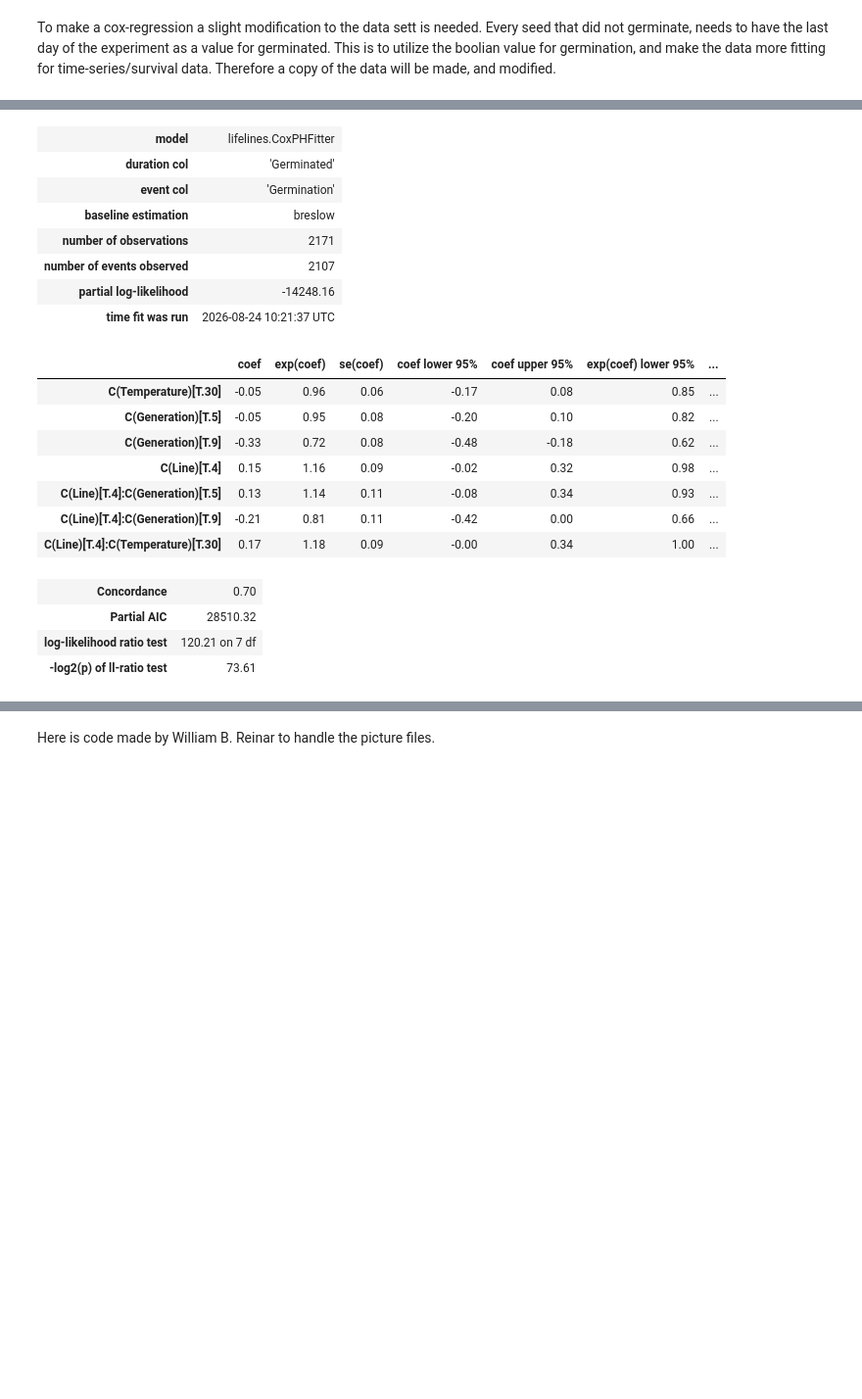
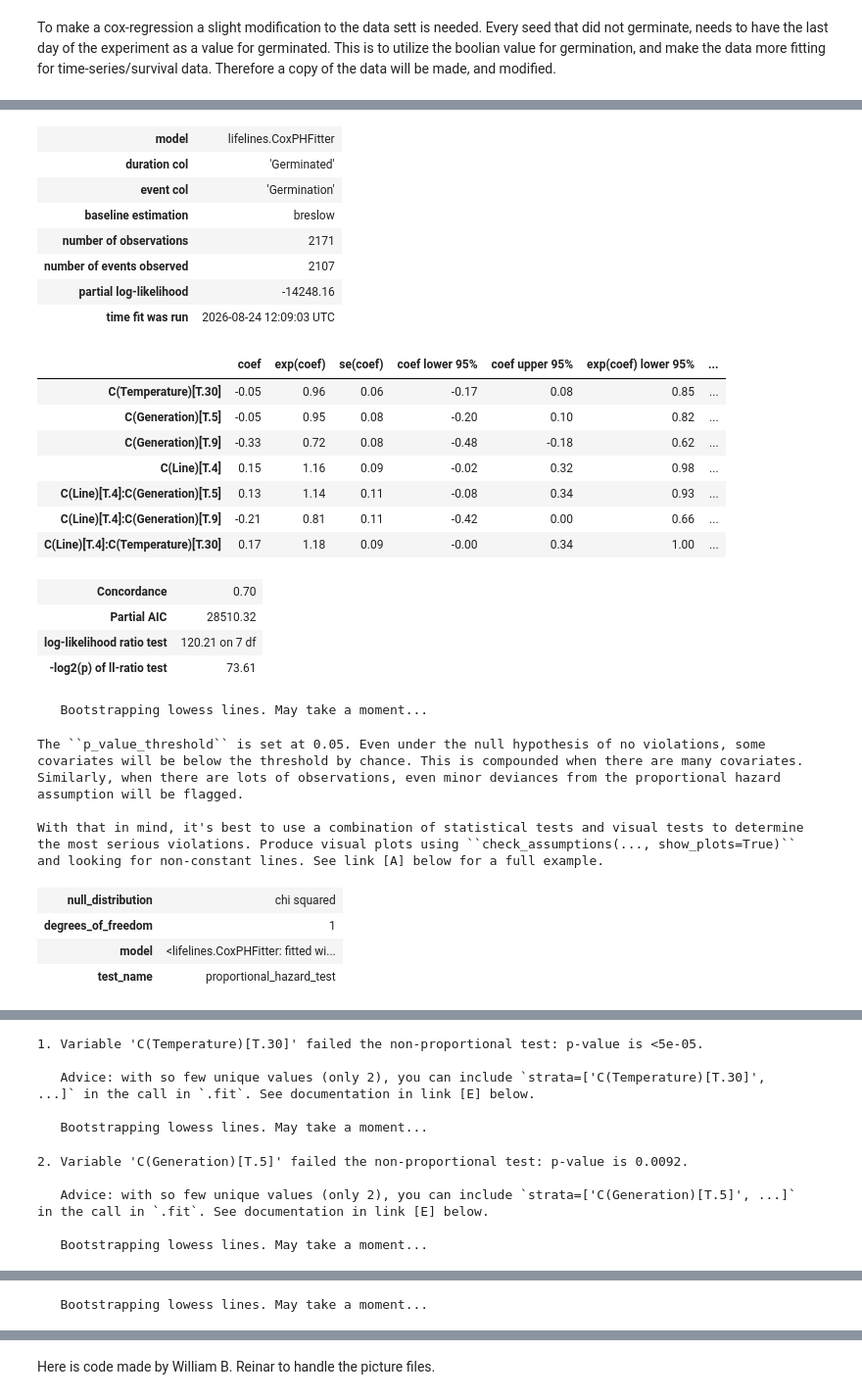
Before and after one commit to JoakimHaraldsvik/Germination, a Jupyter notebook: Germination_2025.ipynb, the cells around one changed output, grey strips where cells are left out. Shown at 98% size. Saved outputs shown, nothing was run; the diff lists cells and outputs as text; code cells hidden in the pictures; blank space fills up the shorter version.

Commit message:
Tested if the Cox-regression model fit. Proposed a AFT model to se if it can fit the data better than the Cox-regression model.

```diff
--- a/Germination_2025.ipynb
+++ b/Germination_2025.ipynb
@@ -379,26 +379,29 @@ cph.print_summary()
 # %%
 #Make a new data set that omits L0G0 to eliminate the error of coliniarity caused by non existent combinations of
     #lines and generations
 Germination_omit_L0G0 = Germination_whole_data[(Germination_whole_data["Line"].isin([1, 4])) &
     (Germination_whole_data["Generation"].isin([1, 5, 9]))].copy()
 
 cph = CoxPHFitter()
 cph.fit(
     Germination_omit_L0G0,
     duration_col="Germinated",
     event_col="Germination",
     formula="C(Temperature) + C(Generation) + C(Line) + C(Line)*C(Generation)+ C(Line)*C(Temperature)"
 )
 cph.print_summary()
+
+#Cheking the model for proportional hazards assumption
+cph.check_assumptions(Germination_omit_L0G0, p_value_threshold=0.05, show_plots=True)
 # %% [output]
 | model | lifelines.CoxPHFitter |
 | duration col | 'Germinated' |
 | event col | 'Germination' |
 | baseline estimation | breslow |
 | number of observations | 2171 |
 | number of events observed | 2107 |
 | partial log-likelihood | -14248.16 |
-| time fit was run | 2026-08-24 10:21:37 UTC |
+| time fit was run | 2026-08-24 12:09:03 UTC |
 |  | coef | exp(coef) | se(coef) | coef lower 95% | coef upper 95% | exp(coef) lower 95% | ... |
 | C(Temperature)[T.30] | -0.05 | 0.96 | 0.06 | -0.17 | 0.08 | 0.85 | ... |
 | C(Generation)[T.5] | -0.05 | 0.95 | 0.08 | -0.20 | 0.10 | 0.82 | ... |
@@ -411,3 +414,16 @@ cph.print_summary()
 | Partial AIC | 28510.32 |
 | log-likelihood ratio test | 120.21 on 7 df |
 | -log2(p) of ll-ratio test | 73.61 |
+   Bootstrapping lowess lines. May take a moment...
+The ``p_value_threshold`` is set at 0.05. Even under the null hypothesis of no violations, some
+covariates will be below the threshold by chance. This is compounded when there are many covariates.
+Similarly, when there are lots of observations, even minor deviances from the proportional hazard
+assumption will be flagged.
+
+With that in mind, it's best to use a combination of statistical tests and visual tests to determine
+the most serious violations. Produce visual plots using ``check_assumptions(..., show_plots=True)``
+and looking for non-constant lines. See link [A] below for a full example.
+| null_distribution | chi squared |
+| degrees_of_freedom | 1 |
+| model | <lifelines.CoxPHFitter: fitted wi... |
+| test_name | proportional_hazard_test |
@@ -413,0 +445,12 @@ cph.print_summary()
+1. Variable 'C(Temperature)[T.30]' failed the non-proportional test: p-value is <5e-05.
+
+   Advice: with so few unique values (only 2), you can include `strata=['C(Temperature)[T.30]',
+...]` in the call in `.fit`. See documentation in link [E] below.
+
+   Bootstrapping lowess lines. May take a moment...
+2. Variable 'C(Generation)[T.5]' failed the non-proportional test: p-value is 0.0092.
+
+   Advice: with so few unique values (only 2), you can include `strata=['C(Generation)[T.5]', ...]`
+in the call in `.fit`. See documentation in link [E] below.
+
+   Bootstrapping lowess lines. May take a moment...
@@ -413,0 +469 @@ cph.print_summary()
+   Bootstrapping lowess lines. May take a moment...
```
Also changed, not shown: parts of 5 cells of this notebook.
